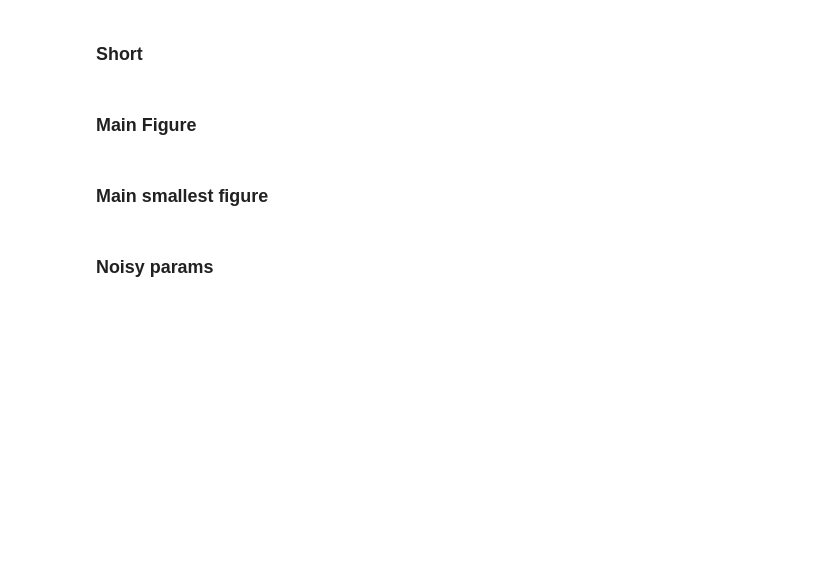
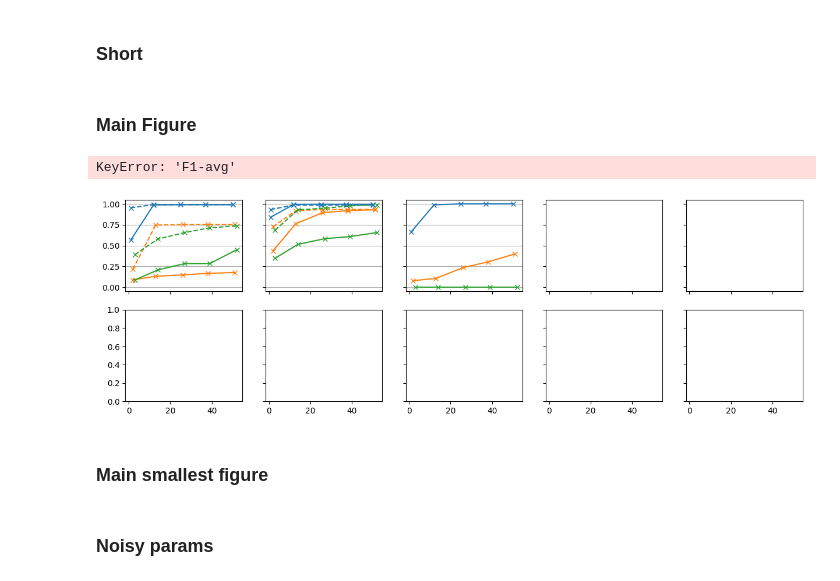
Before and after one commit to SamuelReyd/SearchingForCauses, a Jupyter notebook: src/Experiments.ipynb, the cells around one changed output. Cells and saved outputs as stored; diff of their text form; code cells hidden in the pictures; blank space fills up the shorter version.

```diff
--- a/src/Experiments.ipynb
+++ b/src/Experiments.ipynb
@@ -45,7 +43,10 @@ import shutil, os
 # %% [markdown]
 ### Main Figure
 # %%
-# plot_two_metrics(n_attackers, beam_sizes, ("F1","time"), "main-fig", prefix="../")
+plot_two_metrics(n_attackers, beam_sizes, ("F1","time"), "main-fig", prefix="../")
+# %% [output]
+KeyError: 'F1-avg'
+[figure, added]
 # %% [markdown]
 ### Main smallest figure
 # %%
```
Also changed, not shown: parts of 1 cell of this notebook, 2 other files.
